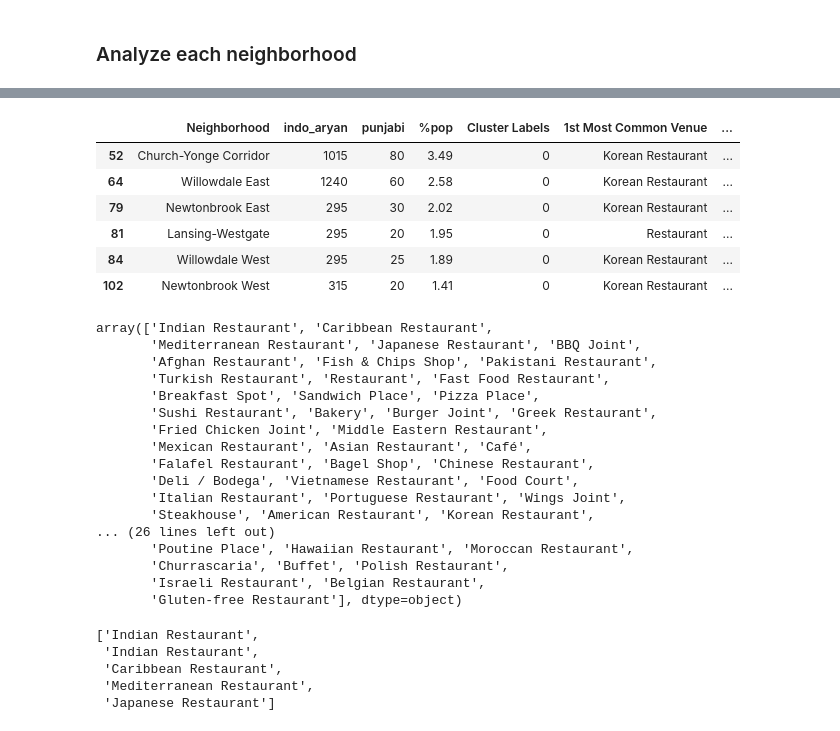
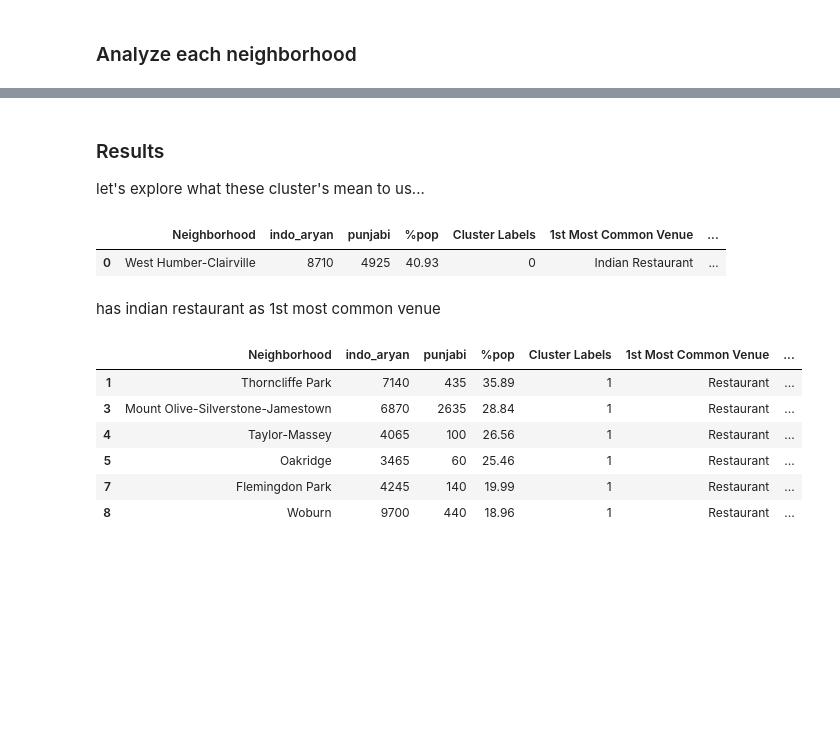
Before and after one commit to arunkhattri/Coursera_Capstone, a Jupyter notebook: 06_BattleOfNeighborhood_wk1.ipynb, the cells around one changed output, grey strips where cells are left out. Saved outputs shown, nothing was run; the diff lists cells and outputs as text; code cells hidden in the pictures; blank space fills up the shorter version.

Commit message:
draft neighborhood battle ready

```diff
--- a/06_BattleOfNeighborhood_wk1.ipynb
+++ b/06_BattleOfNeighborhood_wk1.ipynb
@@ -256,0 +281,3 @@ map_toronto
+# %%
+df_10 = df_coords.iloc[:10, :]
+df_10
@@ -256,0 +296,12 @@ map_toronto
+# %%
+map_toronto_10 = folium.Map(location=[latitude, longitude], zoom_start=10)
+
+# add markers to map
+for lat, lng, neighborhood in zip(df_10['lat'], df_10['lon'], df_10['Neighborhood']):
+    label = f'{neighborhood}'
+    folium.Marker(
+        [lat, lng],
+        popup=label,
+        icon=folium.Icon(color='blue')).add_to(map_toronto_10)
+
+map_toronto_10
@@ -353,9 +408,9 @@ def getNearbyVenues(names, latitudes, longitudes, radius=2000):
     return(nearby_venues)
 # %%
 toronto_nghd = getNearbyVenues(
-    names=df_coords['Neighborhood'],
-    latitudes=df_coords['lat'],
-    longitudes=df_coords['lon'])
+    names=df_10['Neighborhood'],
+    latitudes=df_10['lat'],
+    longitudes=df_10['lon'])
 # %% [output]
 West Humber-Clairville Thorncliffe Park Humber Summit Mount Olive-Silverstone-Jamestown Taylor-Massey
 Oakridge Thistletown-Beaumond Heights Flemingdon Park Woburn Humbermede
@@ -503,5 +540,5 @@ neighborhoods_venues_sorted.head()
 # %%
-n_clust = 10
+n_clust = 3
 
 toronto_grp_clst = toronto_grpd.drop('neighborhood', 1)
 
@@ -554,34 +591,24 @@ for lat, lon, poi, cluster in zip(toronto['lat'], toronto['lon'], toronto['Neigh
 map_clusters
 # %% [output]
 [interactive output not drawn]
+# %% [markdown]
+### Results
+
+let's explore what these cluster's mean to us...
+# %%
+toronto.loc[toronto['Cluster Labels'] == 0, toronto.columns[[1] + list(range(5, toronto.shape[1]))]]
+# %% [output]
+|  | Neighborhood | indo_aryan | punjabi | %pop | Cluster Labels | 1st Most Common Venue | ... |
+| 0 | West Humber-Clairville | 8710 | 4925 | 40.93 | 0 | Indian Restaurant | ... |
+# %% [markdown]
+has indian restaurant as 1st most common venue
 # %%
-toronto.loc[toronto['Cluster Labels'] == 0, toronto.columns[[1] + list(range(5, toronto.shape[1]))]]
+toronto.loc[toronto['Cluster Labels'] == 1, toronto.columns[[1] + list(range(5, toronto.shape[1]))]]
 # %% [output]
 |  | Neighborhood | indo_aryan | punjabi | %pop | Cluster Labels | 1st Most Common Venue | ... |
-| 52 | Church-Yonge Corridor | 1015 | 80 | 3.49 | 0 | Korean Restaurant | ... |
-| 64 | Willowdale East | 1240 | 60 | 2.58 | 0 | Korean Restaurant | ... |
-| 79 | Newtonbrook East | 295 | 30 | 2.02 | 0 | Korean Restaurant | ... |
-| 81 | Lansing-Westgate | 295 | 20 | 1.95 | 0 | Restaurant | ... |
-| 84 | Willowdale West | 295 | 25 | 1.89 | 0 | Korean Restaurant | ... |
-| 102 | Newtonbrook West | 315 | 20 | 1.41 | 0 | Korean Restaurant | ... |
+| 1 | Thorncliffe Park | 7140 | 435 | 35.89 | 1 | Restaurant | ... |
+| 3 | Mount Olive-Silverstone-Jamestown | 6870 | 2635 | 28.84 | 1 | Restaurant | ... |
+| 4 | Taylor-Massey | 4065 | 100 | 26.56 | 1 | Restaurant | ... |
+| 5 | Oakridge | 3465 | 60 | 25.46 | 1 | Restaurant | ... |
+| 7 | Flemingdon Park | 4245 | 140 | 19.99 | 1 | Restaurant | ... |
+| 8 | Woburn | 9700 | 440 | 18.96 | 1 | Restaurant | ... |
-# %%
-catg = toronto_nghd['venue_cat'].unique()
-catg
-# %% [output]
-array(['Indian Restaurant', 'Caribbean Restaurant',
-       'Mediterranean Restaurant', 'Japanese Restaurant', 'BBQ Joint',
-       'Afghan Restaurant', 'Fish & Chips Shop', 'Pakistani Restaurant',
-       'Turkish Restaurant', 'Restaurant', 'Fast Food Restaurant',
-       'Breakfast Spot', 'Sandwich Place', 'Pizza Place',
-       'Sushi Restaurant', 'Bakery', 'Burger Joint', 'Greek Restaurant',
-       'Fried Chicken Joint', 'Middle Eastern Restaurant',
-       'Mexican Restaurant', 'Asian Restaurant', 'Café',
-       'Falafel Restaurant', 'Bagel Shop', 'Chinese Restaurant',
-       'Deli / Bodega', 'Vietnamese Restaurant', 'Food Court',
-       'Italian Restaurant', 'Portuguese Restaurant', 'Wings Joint',
-       'Steakhouse', 'American Restaurant', 'Korean Restaurant',
-... (26 lines left out)
-       'Poutine Place', 'Hawaiian Restaurant', 'Moroccan Restaurant',
-       'Churrascaria', 'Buffet', 'Polish Restaurant',
-       'Israeli Restaurant', 'Belgian Restaurant',
-       'Gluten-free Restaurant'], dtype=object)
@@ -598,9 +614,0 @@ se_asian = ['Vietnamese Restaurant', 'Thai Restaurant', 'Filipino Restaurant', '
-# %%
-restaurants = toronto_nghd['venue_cat'].tolist()
-restaurants[:5]
-# %% [output]
-['Indian Restaurant',
- 'Indian Restaurant',
- 'Caribbean Restaurant',
- 'Mediterranean Restaurant',
- 'Japanese Restaurant']
```
Also changed, not shown: parts of 36 cells of this notebook, 1 other file.
